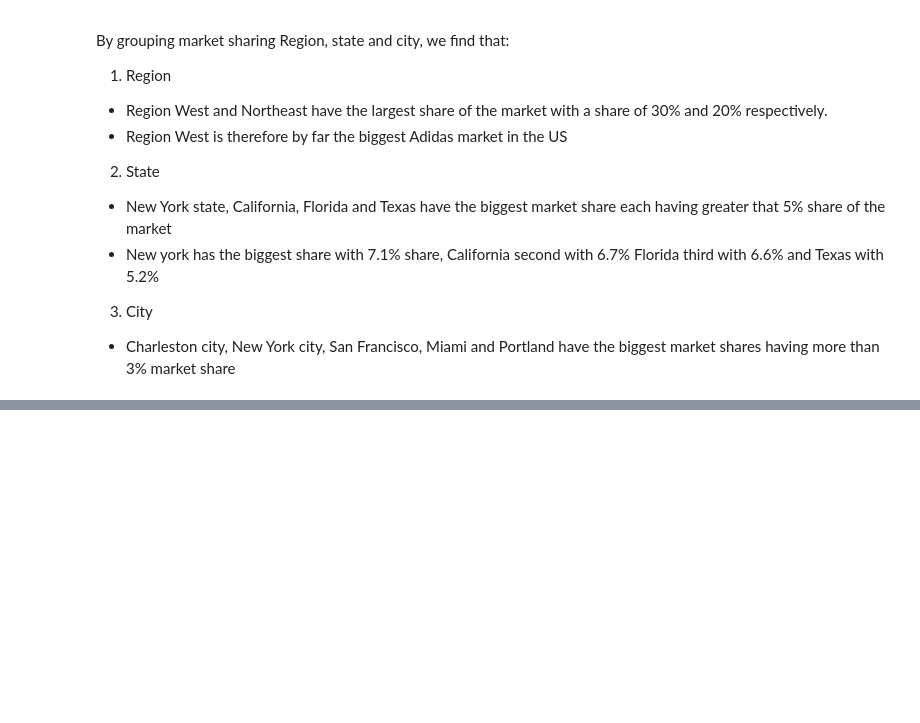
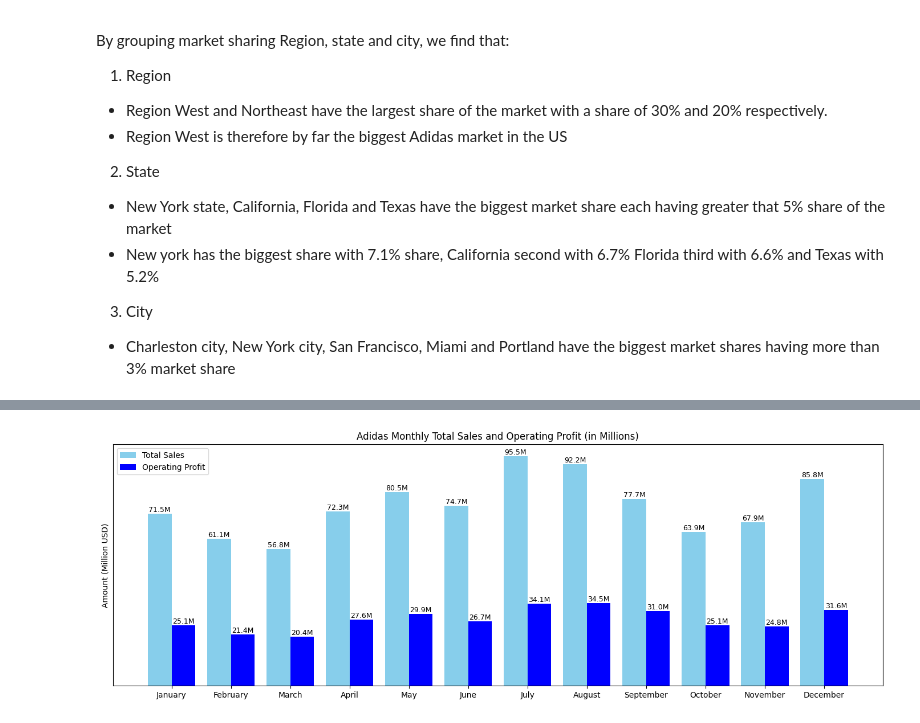
Before and after one commit to murithidenisgitobu/Adidas-Sales-Analysis-Across-the-US, a Jupyter notebook: Jupyter Notebook/adidas_notebook.ipynb, the cells around one changed output, grey strips where cells are left out. Saved outputs shown, nothing was run; the diff lists cells and outputs as text; code cells hidden in the pictures; blank space fills up the shorter version.

Commit message:
mmonthly sales and profits

```diff
--- a/Jupyter Notebook/adidas_notebook.ipynb
+++ b/Jupyter Notebook/adidas_notebook.ipynb
@@ -514,0 +558,33 @@ By grouping market sharing Region, state and city, we find that:
+# %%
+# Plot sales against profit to see how they compare across the months
+plt.figure(figsize=(14, 5))
+
+bar_width = 0.4
+x = np.arange(len(sales_profit["Month"]))
+
+# Plot bars
+plt.bar(x - bar_width/2, sales_profit["Total Sales"], width=bar_width, color='skyblue', label='Total Sales')
+plt.bar(x + bar_width/2, sales_profit["Operating Profit"], width=bar_width, color='blue', label='Operating Profit')
+
+# Add data labels in millions with 'M'
+for i in range(len(x)):
+    plt.text(
+        x[i] - bar_width/2, sales_profit["Total Sales"].iloc[i],
+        f'{sales_profit["Total Sales"].iloc[i] / 1_000_000:.1f}M',
+        ha='center', va='bottom', fontsize=9, color='black'
+    )
+    plt.text(
+        x[i] + bar_width/2, sales_profit["Operating Profit"].iloc[i],
+        f'{sales_profit["Operating Profit"].iloc[i] / 1_000_000:.1f}M',
+        ha='center', va='bottom', fontsize=9, color='black'
+    )
+
+plt.xticks(x, sales_profit["Month"])
+plt.yticks([])
+plt.title("Adidas Monthly Total Sales and Operating Profit (in Millions)")
+plt.ylabel("Amount (Million USD)")
+plt.legend()
+plt.tight_layout()
+plt.show()
+# %% [output]
+[figure, added]
```
Also changed, not shown: parts of 3 cells of this notebook.
